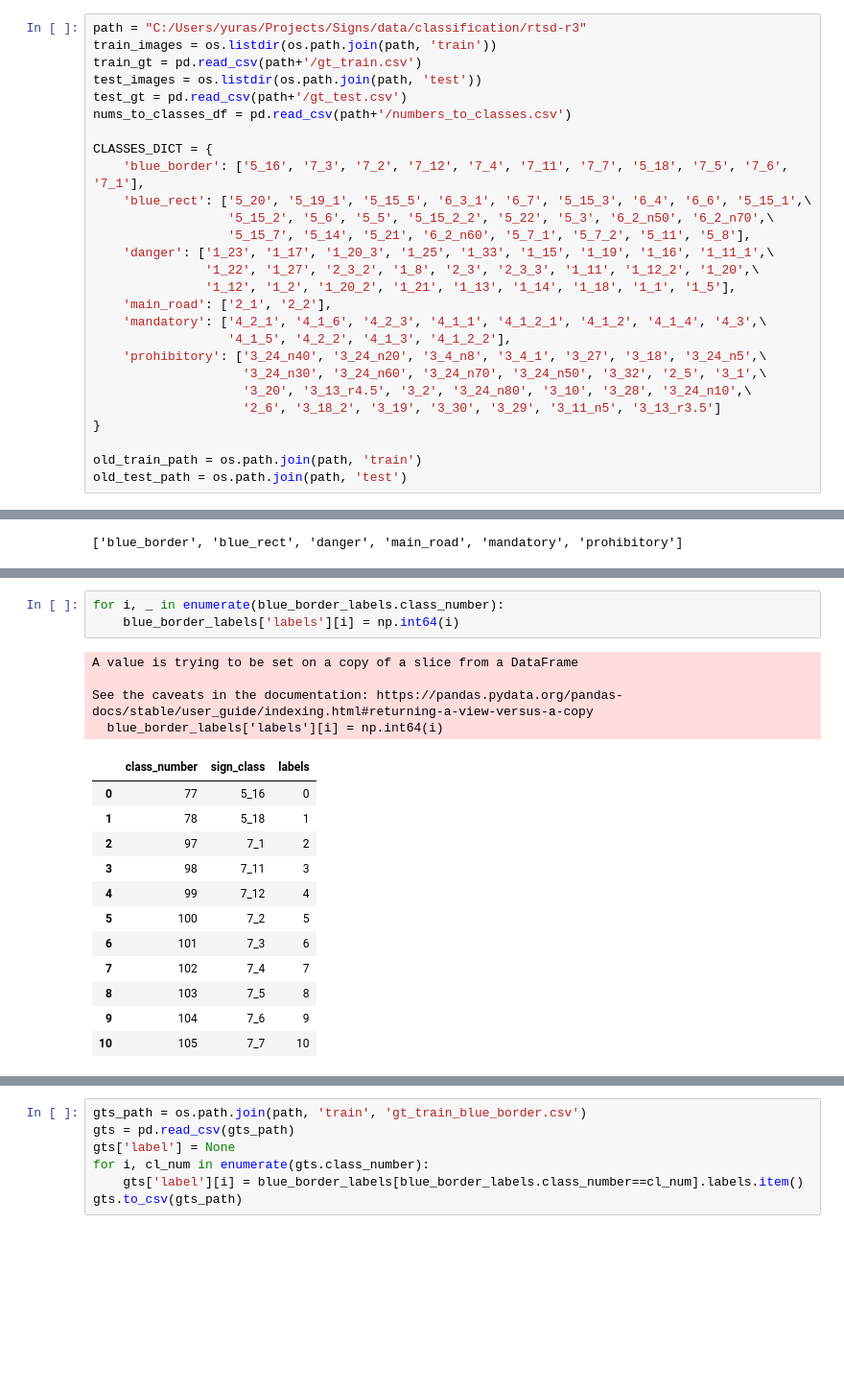
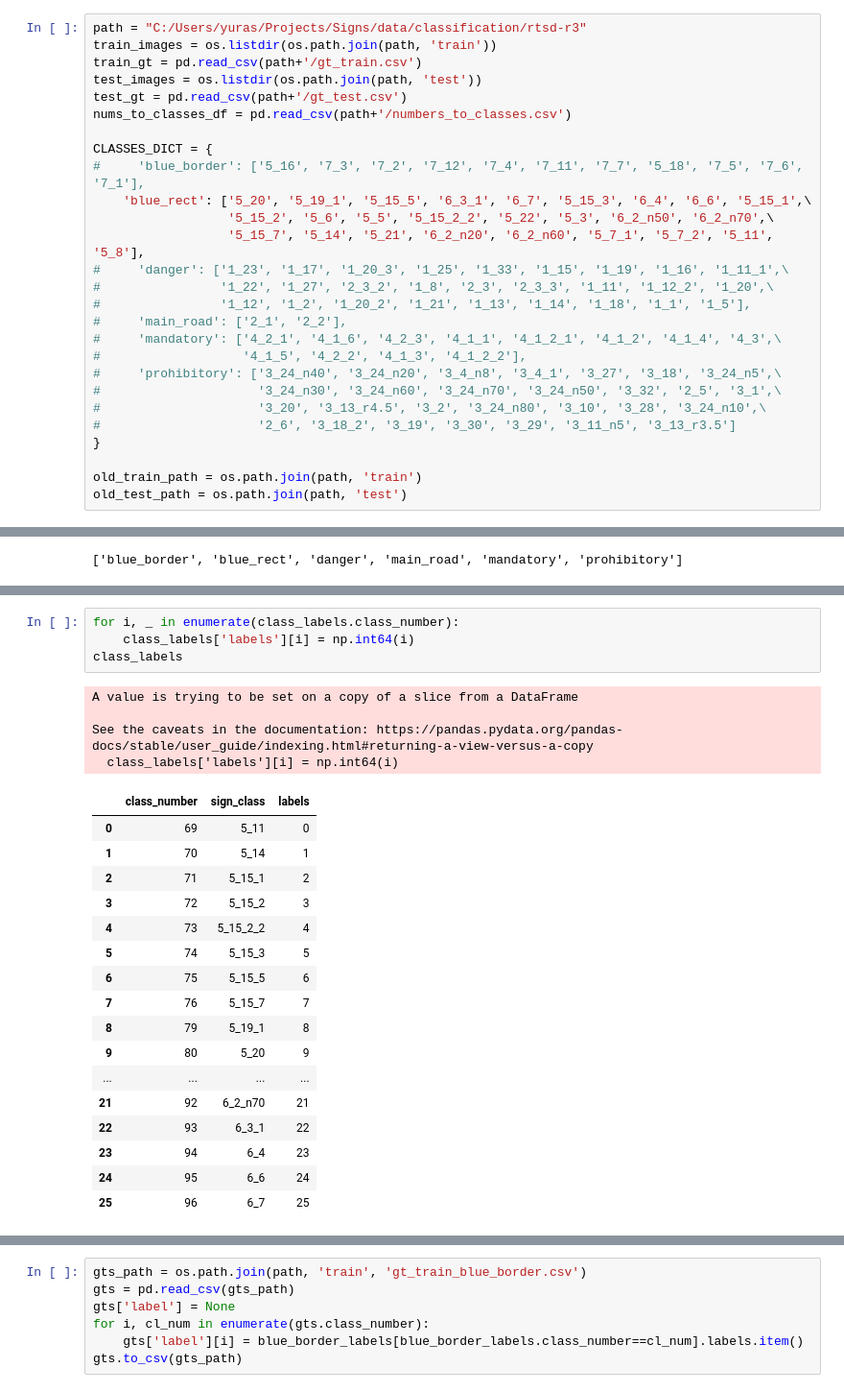
Before and after one commit to yursur/Traffic_sign_detection_pytorch, a Jupyter notebook: notebooks/Signs.ipynb, the cells around one changed output, grey strips where cells are left out. Shown at 96% size. Saved outputs shown, nothing was run; the diff lists cells and outputs as text; blank space fills up the shorter version.

Commit message:
label extracting fixed

```diff
--- a/notebooks/Signs.ipynb
+++ b/notebooks/Signs.ipynb
@@ -36,20 +36,20 @@ test_gt = pd.read_csv(path+'/gt_test.csv')
 nums_to_classes_df = pd.read_csv(path+'/numbers_to_classes.csv')
 
 CLASSES_DICT = {
-    'blue_border': ['5_16', '7_3', '7_2', '7_12', '7_4', '7_11', '7_7', '5_18', '7_5', '7_6', '7_1'],
+#     'blue_border': ['5_16', '7_3', '7_2', '7_12', '7_4', '7_11', '7_7', '5_18', '7_5', '7_6', '7_1'],
     'blue_rect': ['5_20', '5_19_1', '5_15_5', '6_3_1', '6_7', '5_15_3', '6_4', '6_6', '5_15_1',\
                   '5_15_2', '5_6', '5_5', '5_15_2_2', '5_22', '5_3', '6_2_n50', '6_2_n70',\
-                  '5_15_7', '5_14', '5_21', '6_2_n60', '5_7_1', '5_7_2', '5_11', '5_8'],
-    'danger': ['1_23', '1_17', '1_20_3', '1_25', '1_33', '1_15', '1_19', '1_16', '1_11_1',\
-               '1_22', '1_27', '2_3_2', '1_8', '2_3', '2_3_3', '1_11', '1_12_2', '1_20',\
-               '1_12', '1_2', '1_20_2', '1_21', '1_13', '1_14', '1_18', '1_1', '1_5'],
-    'main_road': ['2_1', '2_2'],
-    'mandatory': ['4_2_1', '4_1_6', '4_2_3', '4_1_1', '4_1_2_1', '4_1_2', '4_1_4', '4_3',\
-                  '4_1_5', '4_2_2', '4_1_3', '4_1_2_2'],
-    'prohibitory': ['3_24_n40', '3_24_n20', '3_4_n8', '3_4_1', '3_27', '3_18', '3_24_n5',\
-                    '3_24_n30', '3_24_n60', '3_24_n70', '3_24_n50', '3_32', '2_5', '3_1',\
-                    '3_20', '3_13_r4.5', '3_2', '3_24_n80', '3_10', '3_28', '3_24_n10',\
-                    '2_6', '3_18_2', '3_19', '3_30', '3_29', '3_11_n5', '3_13_r3.5']
+                  '5_15_7', '5_14', '5_21', '6_2_n20', '6_2_n60', '5_7_1', '5_7_2', '5_11', '5_8'],
+#     'danger': ['1_23', '1_17', '1_20_3', '1_25', '1_33', '1_15', '1_19', '1_16', '1_11_1',\
+#                '1_22', '1_27', '2_3_2', '1_8', '2_3', '2_3_3', '1_11', '1_12_2', '1_20',\
+#                '1_12', '1_2', '1_20_2', '1_21', '1_13', '1_14', '1_18', '1_1', '1_5'],
+#     'main_road': ['2_1', '2_2'],
+#     'mandatory': ['4_2_1', '4_1_6', '4_2_3', '4_1_1', '4_1_2_1', '4_1_2', '4_1_4', '4_3',\
+#                   '4_1_5', '4_2_2', '4_1_3', '4_1_2_2'],
+#     'prohibitory': ['3_24_n40', '3_24_n20', '3_4_n8', '3_4_1', '3_27', '3_18', '3_24_n5',\
+#                     '3_24_n30', '3_24_n60', '3_24_n70', '3_24_n50', '3_32', '2_5', '3_1',\
+#                     '3_20', '3_13_r4.5', '3_2', '3_24_n80', '3_10', '3_28', '3_24_n10',\
+#                     '2_6', '3_18_2', '3_19', '3_30', '3_29', '3_11_n5', '3_13_r3.5']
 }
 
 old_train_path = os.path.join(path, 'train')
@@ -162,23 +170,29 @@ A value is trying to be set on a copy of a slice from a DataFrame
 See the caveats in the documentation: https://pandas.pydata.org/pandas-docs/stable/user_guide/indexing.html#returning-a-view-versus-a-copy
   gts['label'][i] = class_labels[class_labels.class_number==cl_num].labels.item()
 # %%
-for i, _ in enumerate(blue_border_labels.class_number):
-    blue_border_labels['labels'][i] = np.int64(i)
+for i, _ in enumerate(class_labels.class_number):
+    class_labels['labels'][i] = np.int64(i)
+class_labels
 # %% [output]
 A value is trying to be set on a copy of a slice from a DataFrame
 
 See the caveats in the documentation: https://pandas.pydata.org/pandas-docs/stable/user_guide/indexing.html#returning-a-view-versus-a-copy
-  blue_border_labels['labels'][i] = np.int64(i)
+  class_labels['labels'][i] = np.int64(i)
 |  | class_number | sign_class | labels |
-| 0 | 77 | 5_16 | 0 |
-| 1 | 78 | 5_18 | 1 |
-| 2 | 97 | 7_1 | 2 |
-| 3 | 98 | 7_11 | 3 |
-| 4 | 99 | 7_12 | 4 |
-| 5 | 100 | 7_2 | 5 |
-| 6 | 101 | 7_3 | 6 |
-| 7 | 102 | 7_4 | 7 |
-| 8 | 103 | 7_5 | 8 |
-| 9 | 104 | 7_6 | 9 |
-| 10 | 105 | 7_7 | 10 |
+| 0 | 69 | 5_11 | 0 |
+| 1 | 70 | 5_14 | 1 |
+| 2 | 71 | 5_15_1 | 2 |
+| 3 | 72 | 5_15_2 | 3 |
+| 4 | 73 | 5_15_2_2 | 4 |
+| 5 | 74 | 5_15_3 | 5 |
+| 6 | 75 | 5_15_5 | 6 |
+| 7 | 76 | 5_15_7 | 7 |
+| 8 | 79 | 5_19_1 | 8 |
+| 9 | 80 | 5_20 | 9 |
+| ... | ... | ... | ... |
+| 21 | 92 | 6_2_n70 | 21 |
+| 22 | 93 | 6_3_1 | 22 |
+| 23 | 94 | 6_4 | 23 |
+| 24 | 95 | 6_6 | 24 |
+| 25 | 96 | 6_7 | 25 |
 # %%
```
Also changed, not shown: parts of 5 cells of this notebook, 1 other file.
